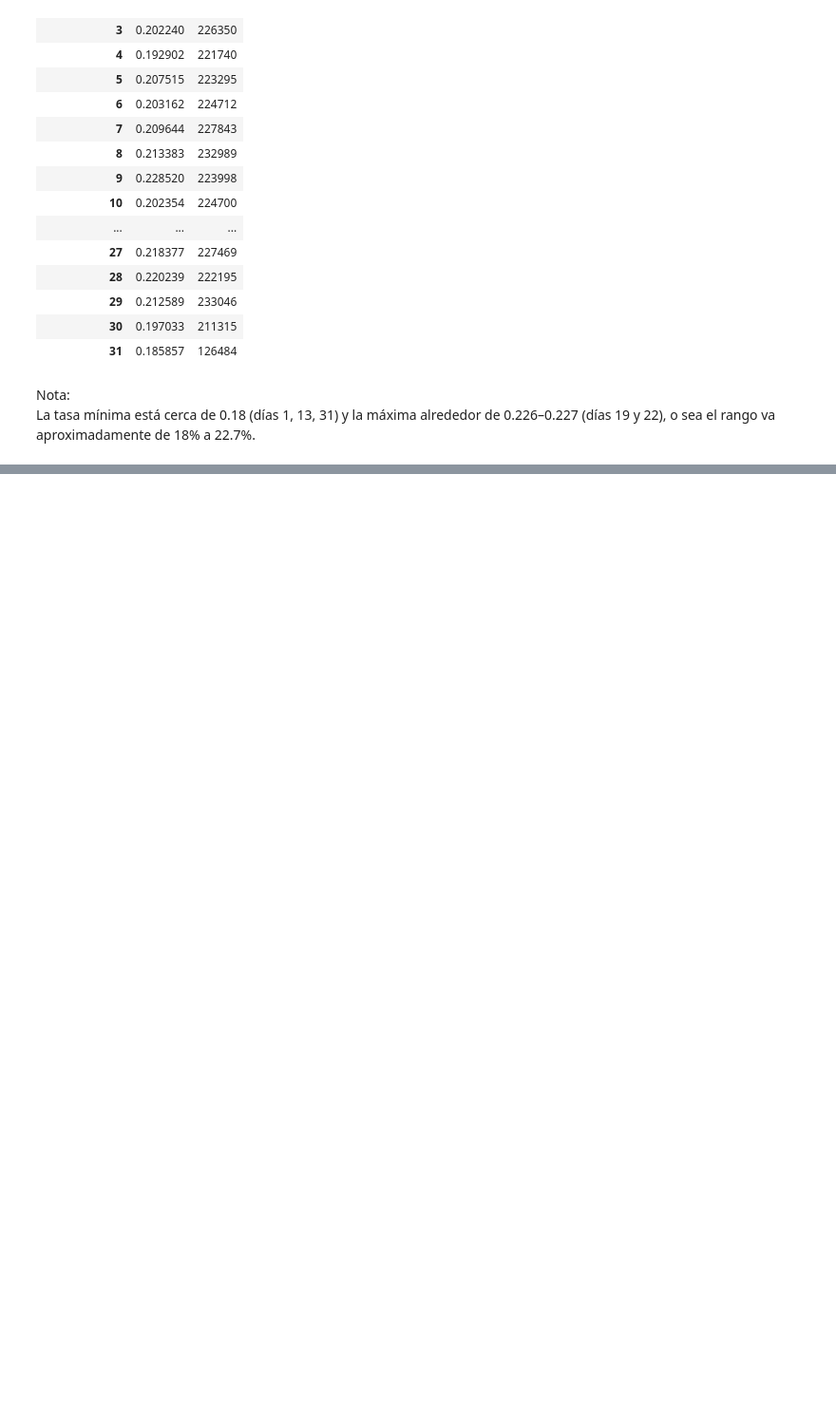
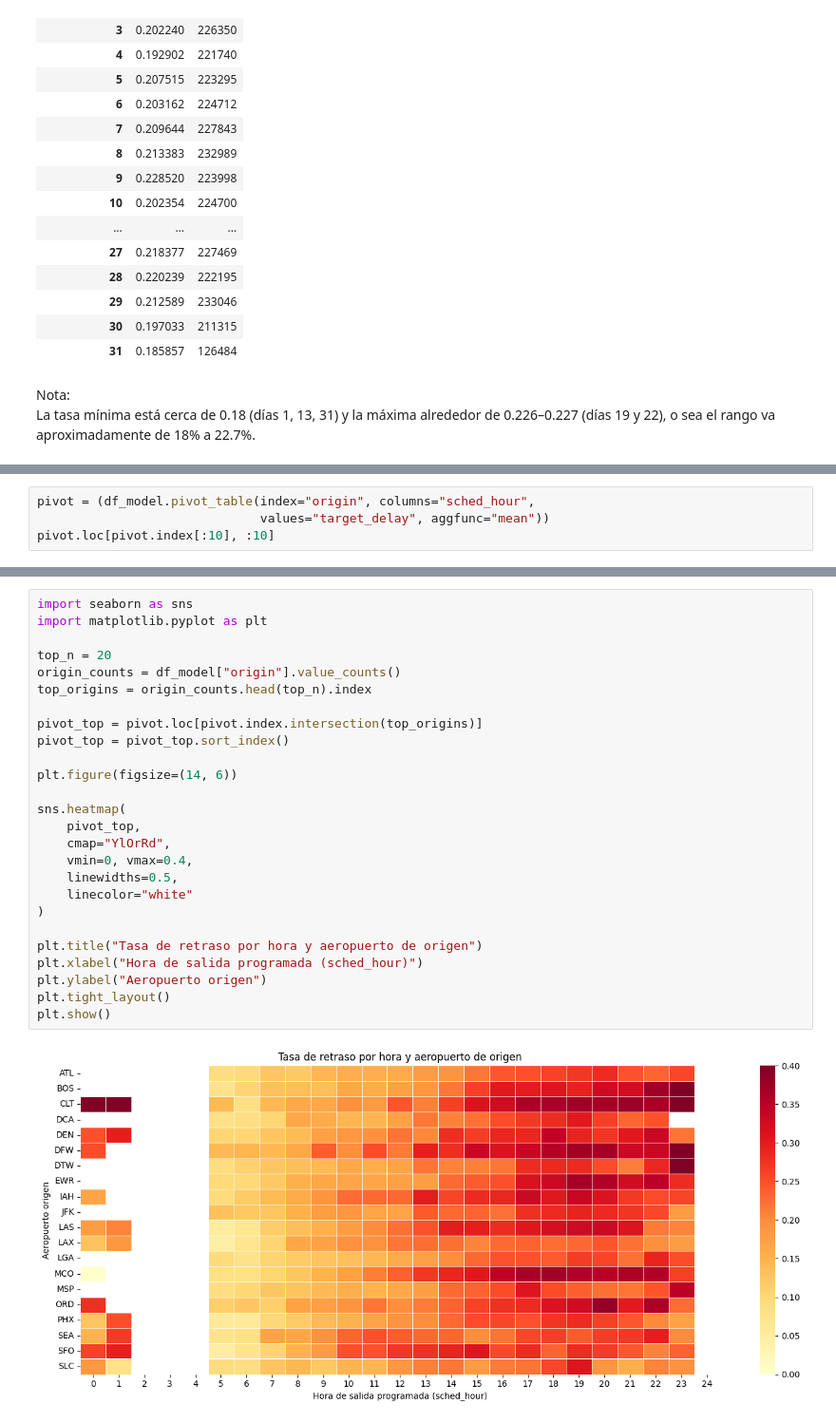
Before and after one commit to Smejia2002/flightdelay, a Jupyter notebook: notebooks/00_eda.ipynb, the cells around one changed output, grey strips where cells are left out. Shown at 95% size. Drawn from its saved outputs; the diff is of its cells as text; blank space fills up the shorter version.

Commit message:
Analisis de probalidad de retraso x features

```diff
--- a/notebooks/00_eda.ipynb
+++ b/notebooks/00_eda.ipynb
@@ -240,0 +312,4 @@ df_model.to_csv("../data/processed/flight_data_2024_model.csv", index=False)
+# %%
+pivot = (df_model.pivot_table(index="origin", columns="sched_hour",
+                              values="target_delay", aggfunc="mean"))
+pivot.loc[pivot.index[:10], :10]
@@ -240,0 +329,28 @@ df_model.to_csv("../data/processed/flight_data_2024_model.csv", index=False)
+# %%
+import seaborn as sns
+import matplotlib.pyplot as plt
+
+top_n = 20
+origin_counts = df_model["origin"].value_counts()
+top_origins = origin_counts.head(top_n).index
+
+pivot_top = pivot.loc[pivot.index.intersection(top_origins)]
+pivot_top = pivot_top.sort_index()
+
+plt.figure(figsize=(14, 6))
+
+sns.heatmap(
+    pivot_top,
+    cmap="YlOrRd",
+    vmin=0, vmax=0.4,
+    linewidths=0.5,
+    linecolor="white"
+)
+
+plt.title("Tasa de retraso por hora y aeropuerto de origen")
+plt.xlabel("Hora de salida programada (sched_hour)")
+plt.ylabel("Aeropuerto origen")
+plt.tight_layout()
+plt.show()
+# %% [output]
+[figure, added]
```
Also changed, not shown: parts of 13 cells of this notebook, 1 other file.
